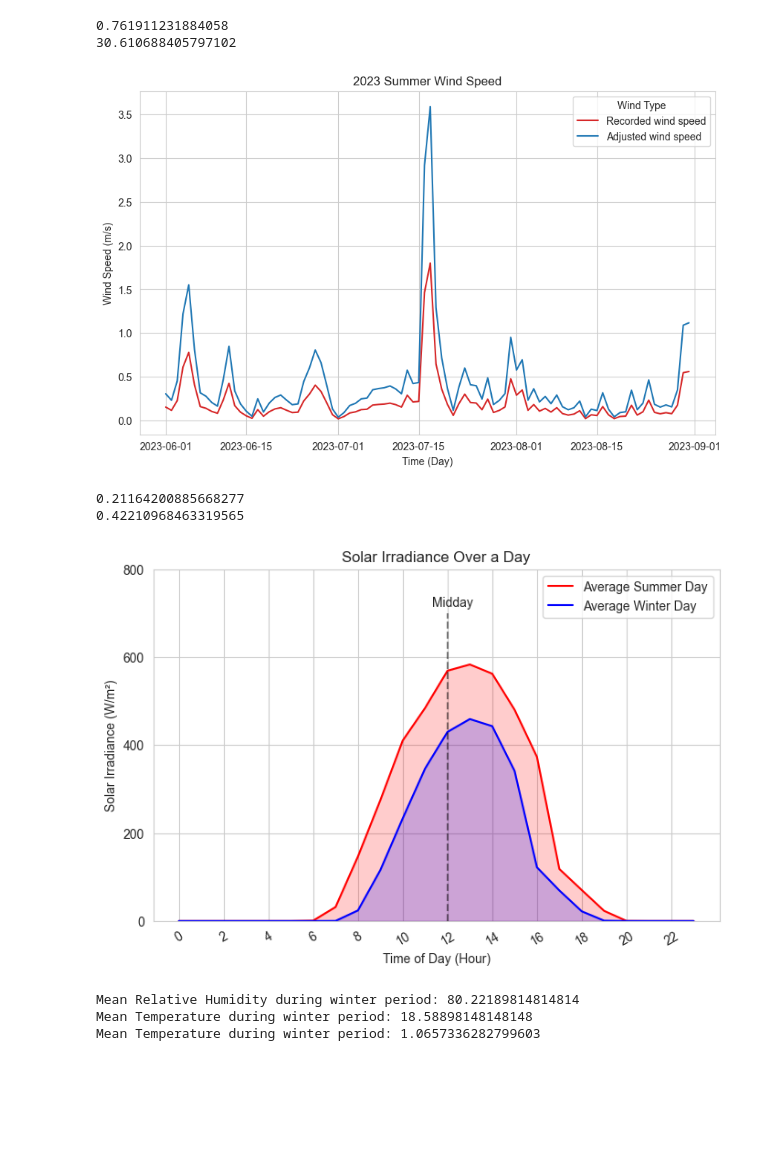
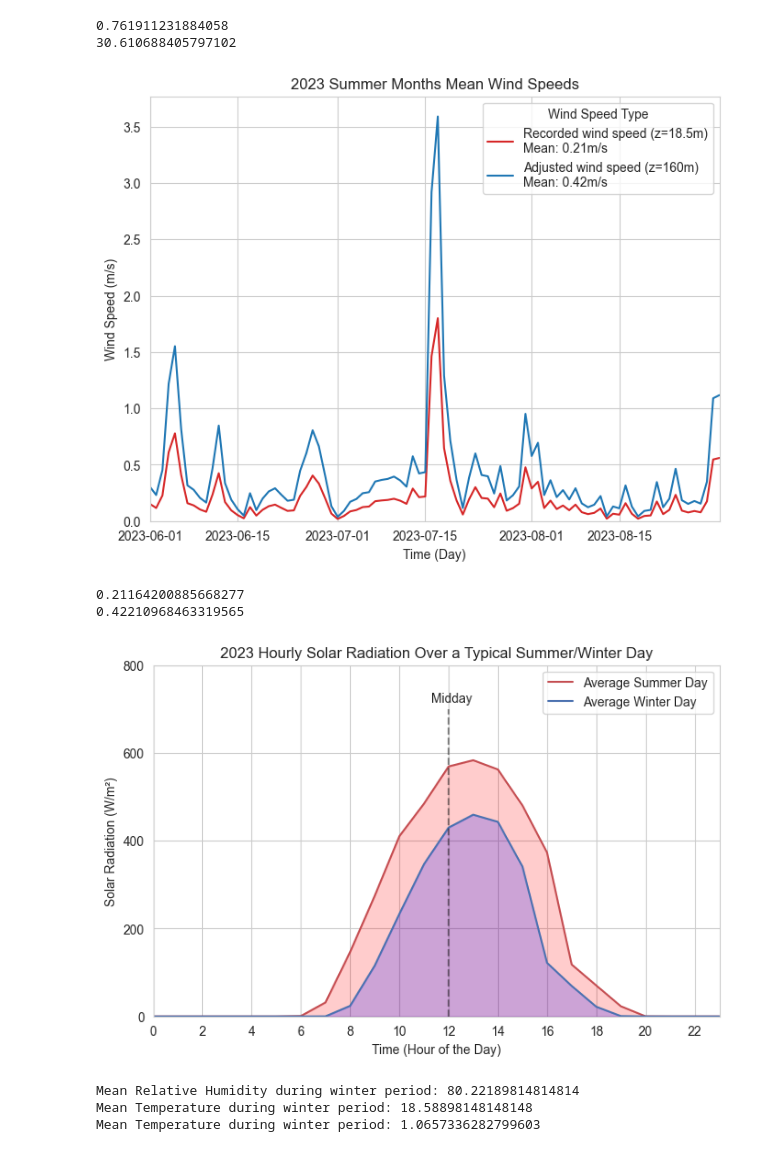
Before and after one commit to marcohl5/ME404_HongKongWeather, a Jupyter notebook: eda.ipynb, the cells around one changed output. Saved outputs shown, nothing was run; the diff lists cells and outputs as text; code cells hidden in the pictures; blank space fills up the shorter version.

```diff
--- a/eda.ipynb
+++ b/eda.ipynb
@@ -419,39 +436,45 @@ df_summer["wind_speed_adj(km/hr)"] = df_summer["wind_speed(km/hr)"] * (z / z_ref
 df_summer["wind_speed_adj(m/s)"] = df_summer["wind_speed(m/s)"] * (z / z_ref) ** alpha
 
 df_summer_day = df_summer.groupby("date")[["wind_speed(m/s)",
                                           "wind_speed_adj(m/s)"]].mean().reset_index()
 
 df_melted_wind = df_summer_day.melt(id_vars=["date"], value_vars=["wind_speed(m/s)", "wind_speed_adj(m/s)"],
                            var_name="Wind Type", value_name="Wind")
 
 # Plot config
 custom_palette = {"wind_speed(m/s)": "#D62728", "wind_speed_adj(m/s)": "#1F77B4"}
-legend_labels = {"wind_speed(m/s)": "Recorded wind speed", "wind_speed_adj(m/s)": "Adjusted wind speed"}
+legend_labels = {"wind_speed(m/s)": "Recorded wind speed (z=18.5m)\nMean: 0.21m/s",
+                 "wind_speed_adj(m/s)": "Adjusted wind speed (z=160m)\nMean: 0.42m/s"}
+
 
 # Create the plot
-plt.figure(figsize=(10, 6))
+plt.figure(figsize=(8, 6))
 sns.lineplot(x="date",
              y="Wind",
              hue="Wind Type",
              data=df_melted_wind,
              palette=custom_palette)
 
 sns.set_style("whitegrid")
 
 # Set custom legend
-legend = plt.legend(title="Wind Type")
+legend = plt.legend(title="Wind Speed Type")
 for text in legend.get_texts():
     text.set_text(legend_labels[text.get_text()])
 
-plt.title("2023 Summer Wind Speed")
+plt.title("2023 Summer Months Mean Wind Speeds")
 plt.ylabel("Wind Speed (m/s)")
 plt.xlabel("Time (Day)")
+
+# Set x-axis limits to match the data range (removes left/right gaps)
+plt.xlim(df_melted_wind["date"].min(), df_melted_wind["date"].max())
+plt.ylim(0,)
 # plt.xticks(rotation=30)
-# plt.savefig("output-graphs/daily_summer_windspeed.png")
+plt.savefig("output-graphs/daily_summer_windspeed.png", dpi=1000)
 
 plt.show()
 # %% [output]
-[figure, old version]
+[figure, new version]
 # %%
 print(df_summer["wind_speed(m/s)"].mean())
 print(df_summer["wind_speed_adj(m/s)"].mean())
@@ -472,8 +495,8 @@ df_sol = df_summer_sol.merge(df_winter_sol, on="time", how="outer", indicator=Tr
 
 # Plot
 plt.figure(figsize=(8, 5))
-plt.plot(df_sol["time"], df_sol["summer_sol"], 'r', label="Average Summer Day")
-plt.plot(df_sol["time"], df_sol["winter_sol"], 'b', label="Average Winter Day")
+plt.plot(df_sol["time"], df_sol["summer_sol"], "r", label="Average Summer Day")
+plt.plot(df_sol["time"], df_sol["winter_sol"], "b", label="Average Winter Day")
 plt.fill_between(df_sol["time"], df_sol["summer_sol"], color='red', alpha=0.2)
 plt.fill_between(df_sol["time"], df_sol["winter_sol"], color='blue', alpha=0.2)
 
@@ -482,21 +505,24 @@ plt.plot([12, 12], [0, 700], color='k', linestyle="--", alpha=0.5)
 plt.text(11.3, 710, "Midday", rotation=0, verticalalignment='bottom', fontsize=10)
 
 # Labels and legend
-plt.xlabel("Time of Day (Hour)")
-plt.ylabel("Solar Irradiance (W/m²)")
-plt.title("Solar Irradiance Over a Day")
-plt.xticks(range(0, 24, 2), rotation=30)
+plt.xlabel("Time (Hour of the Day)")
+plt.ylabel("Solar Radiation (W/m²)")
+plt.title("2023 Hourly Solar Radiation Over a Typical Summer/Winter Day")
+plt.xticks(range(0, 24, 2))
 plt.yticks(range(0, 1000, 200))
 plt.ylim(bottom=0)
 plt.legend()
 plt.grid(True)
 
-plt.savefig("output-graphs/solrad_summer_winter.png")
+
+plt.xlim(df_sol["time"].min(), df_sol["time"].max())
+
+plt.savefig("output-graphs/solrad_summer_winter.png", dpi=1000)
 
 # Show plot
 plt.show()
 # %% [output]
-[figure, old version]
+[figure, new version]
 # %%
 print(f"Mean Relative Humidity during winter period: {df_winter['rel_humid(%)'].mean()}")
 print(f"Mean Temperature during winter period: {df_winter['temp(c)'].mean()}")
```
Also changed, not shown: parts of 22 cells of this notebook, 21 other files.
